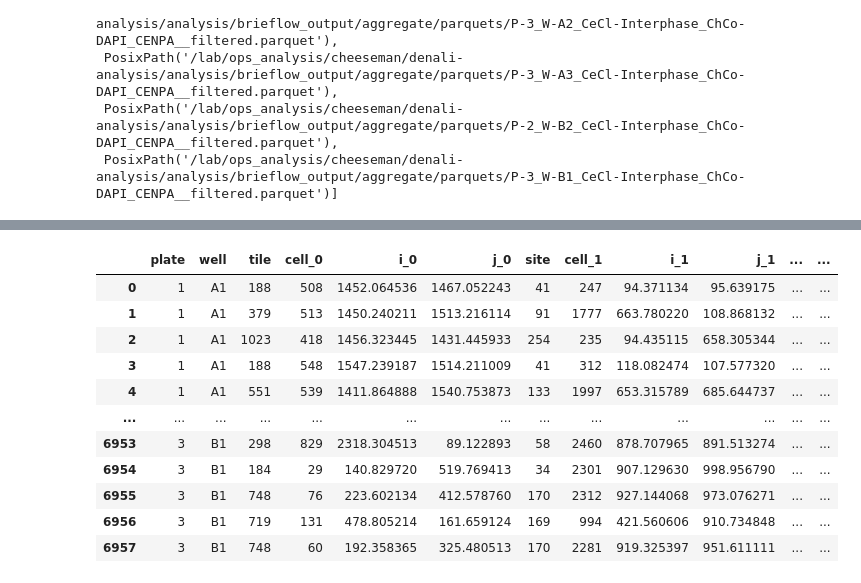
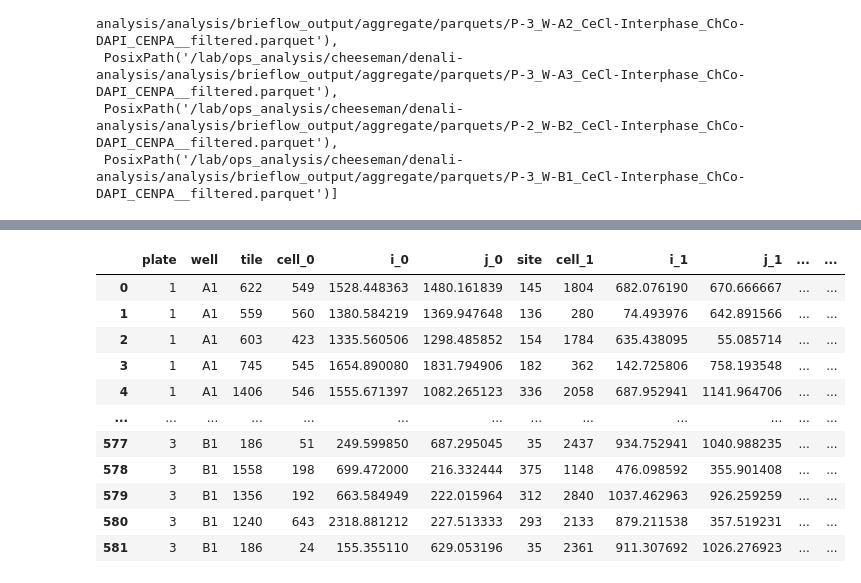
Before and after one commit to cheeseman-lab/brieflow, a Jupyter notebook: test_perturbation_score.ipynb, the cells around one changed output, grey strips where cells are left out. Saved outputs shown, nothing was run; the diff lists cells and outputs as text; code cells hidden in the pictures.

```diff
--- a/test_perturbation_score.ipynb
+++ b/test_perturbation_score.ipynb
@@ -53,7 +53,8 @@ filtered_data_paths
  PosixPath('/lab/ops_analysis/cheeseman/denali-analysis/analysis/brieflow_output/aggregate/parquets/P-2_W-B2_CeCl-Interphase_ChCo-DAPI_CENPA__filtered.parquet'),
  PosixPath('/lab/ops_analysis/cheeseman/denali-analysis/analysis/brieflow_output/aggregate/parquets/P-3_W-B1_CeCl-Interphase_ChCo-DAPI_CENPA__filtered.parquet')]
 # %%
-GENE = "RPS8"  # high perturbation score example
+# GENE = "RPS8"  # high perturbation score example
+GENE = "SKA3"  # low n, high perturbation score example
 # GENE = "PTP4A2"  # low perturbation score example
 
 subset_dfs = []
@@ -208,52 +159,45 @@ subset_df_scaled
 # %%
-# add (if not already imported)
-import numpy as np
-import pandas as pd
-from sklearn.pipeline import Pipeline
-from sklearn.preprocessing import StandardScaler
 from sklearn.linear_model import LogisticRegression
 from sklearn.model_selection import StratifiedKFold, cross_val_predict
+from sklearn.feature_selection import SelectKBest, f_classif
+from sklearn.metrics import roc_auc_score
 
 
-def get_perturbation_score(cell_data, gene, diff_exp_features):
-    """Compute per-cell perturbation scores via out-of-fold logistic regression."""
-    X = cell_data[diff_exp_features].to_numpy()
-    gene_mask = cell_data["gene_symbol_0"] == gene
-    control_mask = cell_data["gene_symbol_0"].str.startswith("nontargeting")
-    train_mask = (gene_mask | control_mask).to_numpy()
+def get_perturbation_score(
+    cell_data, gene, feature_cols, n_differential_features=200, auroc_cutoff=0.6
+):
+    """Per-cell perturbation scores via 5-fold out-of-fold logistic regression with top-k feature selection.
 
-    # labels only for gene vs NT controls
-    y = gene_mask[train_mask].astype(int).to_numpy()
-    X_train = X[train_mask]
+    AUROC guide:
+      - < 0.6  → basically noise; don’t filter (return NaN scores so you keep all cells)
+      - 0.6–0.75 → weak/moderate separation; filter cautiously
+      - > 0.75 → decent separation; filtering makes sense
+      - > 0.85–0.9 → strong separation; filtering is safe and effective
+    """
+    y = (cell_data["gene_symbol_0"] == gene).astype(int).to_numpy()
+    X_all = cell_data[feature_cols].to_numpy()
 
-    pipe = Pipeline(
-        [
-            ("scaler", StandardScaler()),
-            (
-                "clf",
-                LogisticRegression(
-                    max_iter=2000, class_weight="balanced", solver="liblinear"
-                ),
-            ),
-        ]
-    )
+    # select top-k differential features (ANOVA F-test)
+    k = min(n_differential_features, X_all.shape[1])
+    selector = SelectKBest(score_func=f_classif, k=k).fit(X_all, y)
+    X = selector.transform(X_all)
 
-    # out-of-fold probs for training rows (avoids leakage)
-    cv = StratifiedKFold(n_splits=5, shuffle=True, random_state=0)
-    oof_proba = cross_val_predict(pipe, X_train, y, cv=cv, method="predict_proba")[:, 1]
+    clf = LogisticRegression(max_iter=2000, class_weight="balanced", solver="liblinear")
+    cv = StratifiedKFold(n_splits=10, shuffle=True, random_state=0)
+    scores = cross_val_predict(clf, X, y, cv=cv, method="predict_proba")[:, 1]
 
-    # fit on full train, then infer for all cells
-    pipe.fit(X_train, y)
-    proba_all = pipe.predict_proba(X)[:, 1]
+    auc = roc_auc_score(y, scores)
+    if auc < auroc_cutoff:
+        # no meaningful separation → return NaNs so downstream keeps all cells
+        return pd.Series(np.nan, index=cell_data.index), auc
 
-    # use OOF for train rows; fitted-model probs for others
-    scores = np.zeros(X.shape[0], dtype=float)
-    scores[train_mask] = oof_proba
-    scores[~train_mask] = proba_all[~train_mask]
-    return pd.Series(scores, index=cell_data.index)
+    return pd.Series(scores, index=cell_data.index), auc
 
 
-perturbation_scores = get_perturbation_score(subset_df_scaled, GENE, diff_exp_features)
+perturbation_scores, auc = get_perturbation_score(
+    subset_df_scaled, GENE, feature_cols, 100
+)
+print(auc)
 subset_df_scaled["perturbation_score"] = perturbation_scores
 subset_df_scaled
 # %% [output]
@@ -260,12 +205,12 @@ subset_df_scaled
 |  | plate | well | tile | cell_0 | i_0 | j_0 | site | cell_1 | i_1 | j_1 | ... | ... |
-| 0 | 1 | A1 | 188 | 508 | 1452.064536 | 1467.052243 | 41 | 247 | 94.371134 | 95.639175 | ... | ... |
-| 1 | 1 | A1 | 379 | 513 | 1450.240211 | 1513.216114 | 91 | 1777 | 663.780220 | 108.868132 | ... | ... |
-| 2 | 1 | A1 | 1023 | 418 | 1456.323445 | 1431.445933 | 254 | 235 | 94.435115 | 658.305344 | ... | ... |
-| 3 | 1 | A1 | 188 | 548 | 1547.239187 | 1514.211009 | 41 | 312 | 118.082474 | 107.577320 | ... | ... |
-| 4 | 1 | A1 | 551 | 539 | 1411.864888 | 1540.753873 | 133 | 1997 | 653.315789 | 685.644737 | ... | ... |
+| 0 | 1 | A1 | 622 | 549 | 1528.448363 | 1480.161839 | 145 | 1804 | 682.076190 | 670.666667 | ... | ... |
+| 1 | 1 | A1 | 559 | 560 | 1380.584219 | 1369.947648 | 136 | 280 | 74.493976 | 642.891566 | ... | ... |
+| 2 | 1 | A1 | 603 | 423 | 1335.560506 | 1298.485852 | 154 | 1784 | 635.438095 | 55.085714 | ... | ... |
+| 3 | 1 | A1 | 745 | 545 | 1654.890080 | 1831.794906 | 182 | 362 | 142.725806 | 758.193548 | ... | ... |
+| 4 | 1 | A1 | 1406 | 546 | 1555.671397 | 1082.265123 | 336 | 2058 | 687.952941 | 1141.964706 | ... | ... |
 | ... | ... | ... | ... | ... | ... | ... | ... | ... | ... | ... | ... | ... |
-| 6953 | 3 | B1 | 298 | 829 | 2318.304513 | 89.122893 | 58 | 2460 | 878.707965 | 891.513274 | ... | ... |
-| 6954 | 3 | B1 | 184 | 29 | 140.829720 | 519.769413 | 34 | 2301 | 907.129630 | 998.956790 | ... | ... |
-| 6955 | 3 | B1 | 748 | 76 | 223.602134 | 412.578760 | 170 | 2312 | 927.144068 | 973.076271 | ... | ... |
-| 6956 | 3 | B1 | 719 | 131 | 478.805214 | 161.659124 | 169 | 994 | 421.560606 | 910.734848 | ... | ... |
-| 6957 | 3 | B1 | 748 | 60 | 192.358365 | 325.480513 | 170 | 2281 | 919.325397 | 951.611111 | ... | ... |
+| 577 | 3 | B1 | 186 | 51 | 249.599850 | 687.295045 | 35 | 2437 | 934.752941 | 1040.988235 | ... | ... |
+| 578 | 3 | B1 | 1558 | 198 | 699.472000 | 216.332444 | 375 | 1148 | 476.098592 | 355.901408 | ... | ... |
+| 579 | 3 | B1 | 1356 | 192 | 663.584949 | 222.015964 | 312 | 2840 | 1037.462963 | 926.259259 | ... | ... |
+| 580 | 3 | B1 | 1240 | 643 | 2318.881212 | 227.513333 | 293 | 2133 | 879.211538 | 357.519231 | ... | ... |
+| 581 | 3 | B1 | 186 | 24 | 155.355110 | 629.053196 | 35 | 2361 | 911.307692 | 1026.276923 | ... | ... |
```
Also changed, not shown: parts of 9 cells of this notebook.
